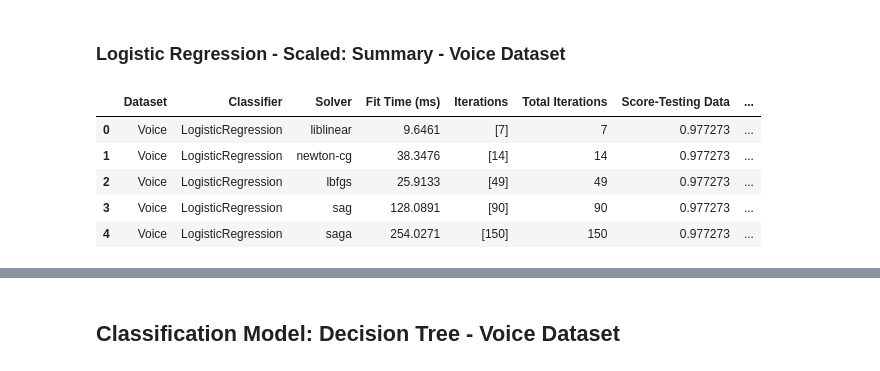
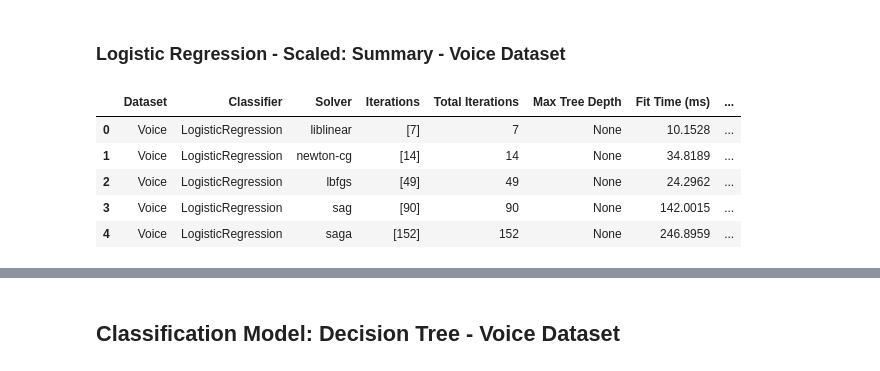
Before and after one commit to daddyjab/ML_Notes, a Jupyter notebook: 7-Cross Validation.ipynb, the cells around one changed output, grey strips where cells are left out. Cells and saved outputs as stored; diff of their text form; code cells hidden in the pictures.

```diff
--- a/7-Cross Validation.ipynb
+++ b/7-Cross Validation.ipynb
@@ -348,6 +399,9 @@ for md in max_depth_list:
         'Max Tree Depth': r['max_depth'],
         'Score-Testing Data': r['score_test'],
         'Score-Training Data': r['score_train'],
+        'Score-CV-Training Data': r['score_cv_train'],
+        'Score-CV-Training Data-Avg': r['score_cv_train_avg'],
+        'Score-CV-Training Data-Std': r['score_cv_train_std'],
         'Fit Time (ms)': 1000.0*r['fit_time'],
         'Coefficients': r['coef'],
         'Intercept': r['intercept']
@@ -372,3 +426,19 @@ Fit Attributes - coef_: None, intercept_: None
 0  sepal length (cm)         0.0
 1   sepal width (cm)         0.0
 2  petal length (cm)         0.0
+# %%
+# Decision Tree plot
+# Create the classifier
+classifier = tree.DecisionTreeClassifier(max_depth=None)
+
+# Fit the model
+m_fit_time = %timeit -n1 -r1 -o classifier.fit(X_train_scaled, y_train.reshape(-1))
+
+# Export the decision tree
+dot_data = tree.export_graphviz( classifier, out_file = None,
+                         class_names=iris.target_names,
+                         feature_names=iris.feature_names)
+
+graph = pydotplus.graph_from_dot_data(dot_data)
+
+Image(graph.create_png() )
@@ -525,18 +532,26 @@ for s in solver_list:
     # Create a classifier model
     classifier = LogisticRegression(solver=s, n_jobs=1, max_iter=1000)
 
-    # Evaluate the classifer performance, create a plot
-    r = eval_logisticregression_voice_scaled(classifier)
+    # Evaluate the classifer performance, create a plot of
+    r = eval_classifier(classifier)
 
     model_results.append( {
         'Dataset': 'Voice',
         'Classifier': r['model'],
         'Solver': r['solver'],
+        'Iterations': r['n_iter'],
+        'Total Iterations': r['tot_n_iter'],
+        'Max Tree Depth': r['max_depth'],
+        'Score-Testing Data': r['score_test'],
+        'Score-Training Data': r['score_train'],
+        'Score-CV-Training Data': r['score_cv_train'],
+        'Score-CV-Training Data-Avg': r['score_cv_train_avg'],
+        'Score-CV-Training Data-Std': r['score_cv_train_std'],
         'Fit Time (ms)': 1000.0*r['fit_time'],
-        'Iterations': r['n_iter'],
-        'Total Iterations': sum(r['n_iter']),
-        'Score-Testing Data': r['score_test'],
-        'Score-Training Data': r['score_train'] } )
+        'Coefficients': r['coef'],
+        'Intercept': r['intercept']
+        } )
+
     print("")
 # %% [output]
 ********************************************************************************
@@ -594,15 +575,15 @@ Male (Actual)                    27              1161
 ### Logistic Regression - Scaled: Summary - Voice Dataset
 # %%
 summary_lr_voice_df = pd.DataFrame( model_results,
-          columns=['Dataset', 'Classifier', 'Solver', 'Fit Time (ms)', 'Iterations', 'Total Iterations', 'Score-Testing Data', 'Score-Training Data'])
+          columns=['Dataset', 'Classifier', 'Solver', 'Iterations', 'Total Iterations', 'Max Tree Depth', 'Fit Time (ms)', 'Score-Testing Data', 'Score-Training Data', 'Score-CV-Training Data', 'Score-CV-Training Data-Avg', 'Score-CV-Training Data-Std'])
 summary_lr_voice_df
 # %% [output]
-|  | Dataset | Classifier | Solver | Fit Time (ms) | Iterations | Total Iterations | Score-Testing Data | ... |
-| 0 | Voice | LogisticRegression | liblinear | 9.6461 | [7] | 7 | 0.977273 | ... |
-| 1 | Voice | LogisticRegression | newton-cg | 38.3476 | [14] | 14 | 0.977273 | ... |
-| 2 | Voice | LogisticRegression | lbfgs | 25.9133 | [49] | 49 | 0.977273 | ... |
-| 3 | Voice | LogisticRegression | sag | 128.0891 | [90] | 90 | 0.977273 | ... |
-| 4 | Voice | LogisticRegression | saga | 254.0271 | [150] | 150 | 0.977273 | ... |
+|  | Dataset | Classifier | Solver | Iterations | Total Iterations | Max Tree Depth | Fit Time (ms) | ... |
+| 0 | Voice | LogisticRegression | liblinear | [7] | 7 | None | 10.1528 | ... |
+| 1 | Voice | LogisticRegression | newton-cg | [14] | 14 | None | 34.8189 | ... |
+| 2 | Voice | LogisticRegression | lbfgs | [49] | 49 | None | 24.2962 | ... |
+| 3 | Voice | LogisticRegression | sag | [90] | 90 | None | 142.0015 | ... |
+| 4 | Voice | LogisticRegression | saga | [152] | 152 | None | 246.8959 | ... |
 # %%
 summary_lr_voice_df.mean()
 # %% [output]
```
Also changed, not shown: parts of 34 cells of this notebook, 6 other files.
